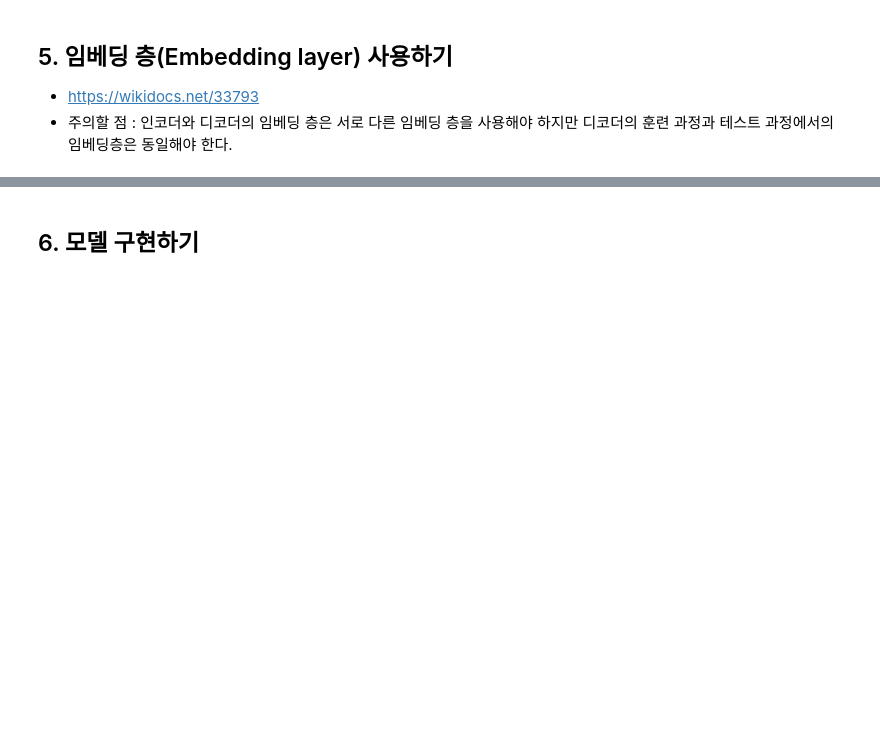
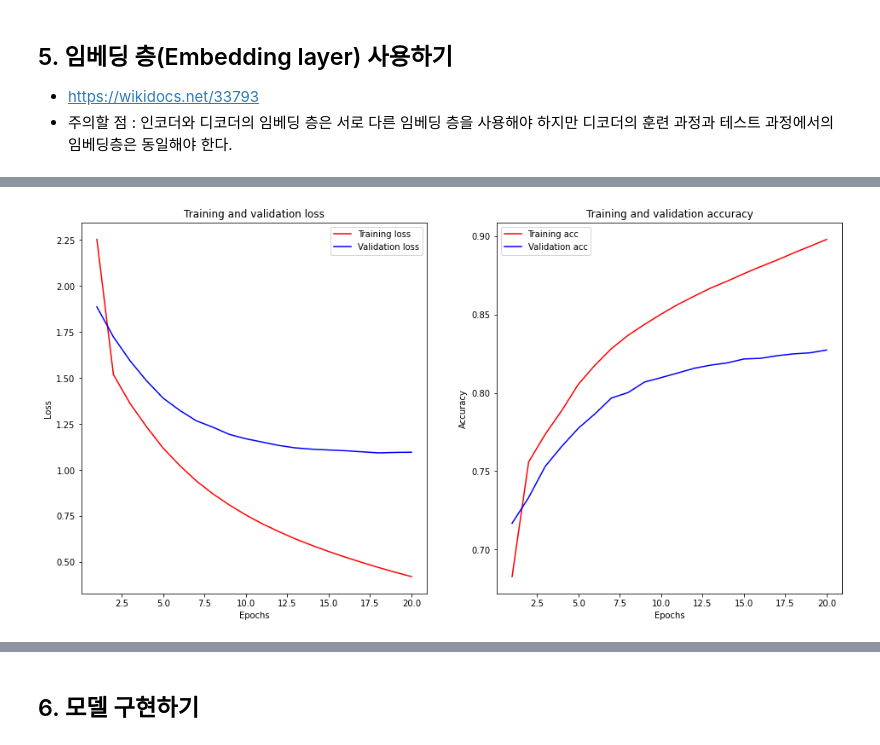
Before and after one commit to jx-dohwan/Aiffel_Exp_Project, a Jupyter notebook: [Exp_10]Let's_make_a_translator.ipynb, the cells around one changed output, grey strips where cells are left out. Cells and saved outputs as stored; diff of their text form; code cells hidden in the pictures; blank space fills up the shorter version.

```diff
--- a/[Exp_10]Let's_make_a_translator.ipynb
+++ b/[Exp_10]Let's_make_a_translator.ipynb
@@ -88,0 +215,3 @@ input_text[:3]
+# %%
+embedding_dim = 64
+hidden_units = 256
@@ -88,0 +253,13 @@ input_text[:3]
+# %%
+# 모든 시점의 결과에 대해서 소프트맥스 함수를 사용한 출력층을 통해 단어 예측
+decoder_softmax_layer = Dense(fra_vocab_size, activation='softmax')
+decoder_outputs = decoder_softmax_layer(decoder_outputs)
+# %%
+# 모델의 입력과 출력을 정의.
+model = Model([encoder_inputs, decoder_inputs], decoder_outputs)
+
+model.compile(optimizer='adam', loss='sparse_categorical_crossentropy', metrics=['accuracy'])
+# %%
+history = model.fit(x=[encoder_input_train, decoder_input_train], y=decoder_target_train, \
+          validation_data=([encoder_input_test, decoder_input_test], decoder_target_test),
+          batch_size=128, epochs=20)
@@ -88,0 +284,32 @@ input_text[:3]
+# %%
+import matplotlib.pyplot as plt
+
+history_dict = history.history
+
+acc = history_dict['accuracy']
+val_acc = history_dict['val_accuracy']
+loss = history_dict['loss']
+val_loss = history_dict['val_loss']
+
+epochs = range(1, len(acc) + 1)
+
+f, ax = plt.subplots(1,2,figsize=(16,8))
+
+ax[0].plot(epochs, loss, 'r', label='Training loss')
+ax[0].plot(epochs, val_loss, 'b', label='Validation loss')
+ax[0].set_title('Training and validation loss')
+ax[0].set_xlabel('Epochs')
+ax[0].set_ylabel('Loss')
+ax[0].legend()
+
+
+ax[1].plot(epochs, acc, 'r', label='Training acc')
+ax[1].plot(epochs, val_acc, 'b', label='Validation acc')
+ax[1].set_title('Training and validation accuracy')
+ax[1].set_xlabel('Epochs')
+ax[1].set_ylabel('Accuracy')
+ax[1].legend()
+
+plt.show()
+# %% [output]
+[figure, added]
```
Also changed, not shown: parts of 65 cells of this notebook.
